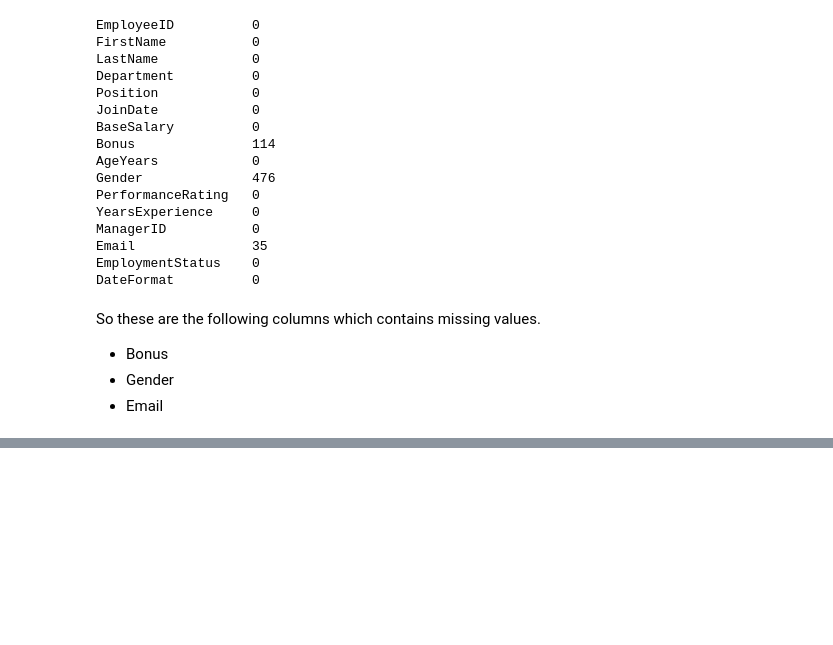
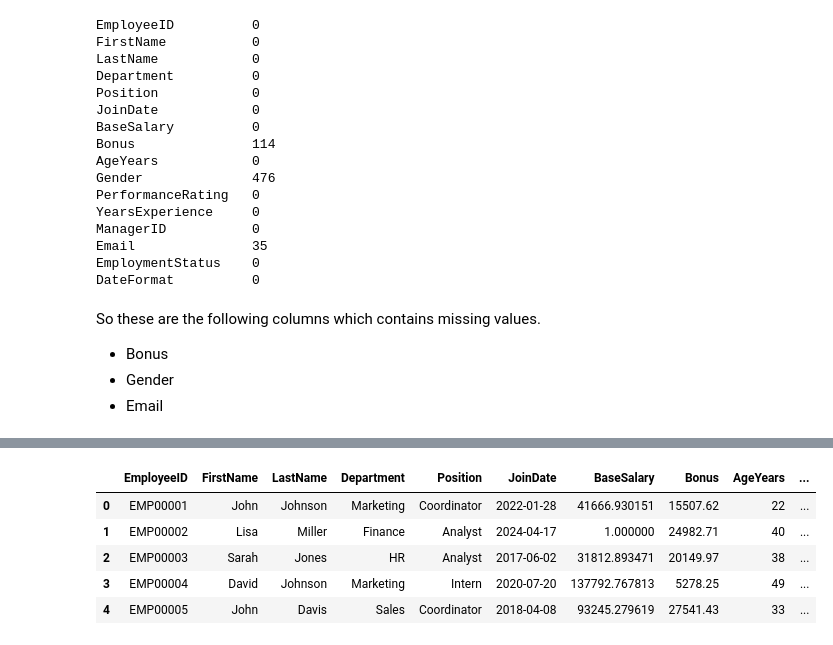
Before and after one commit to sohail-ansari0023/Becoming-A-Data-Analyst, a Jupyter notebook: Data_Cleaning_and_Preprocessing/practice_datasets_difficulty_level_2/Level_2_cleaning_notebook.ipynb, the cells around one changed output, grey strips where cells are left out. Saved outputs shown, nothing was run; the diff lists cells and outputs as text; code cells hidden in the pictures; blank space fills up the shorter version.

Commit message:
completed the Level 2 Data cleaning with the employee dataset

```diff
--- a/Data_Cleaning_and_Preprocessing/practice_datasets_difficulty_level_2/Level_2_cleaning_notebook.ipynb
+++ b/Data_Cleaning_and_Preprocessing/practice_datasets_difficulty_level_2/Level_2_cleaning_notebook.ipynb
@@ -553,7 +553,7 @@ df_employee.loc[bool_mask_bonus, 'Bonus'] = 200.00
 
 # Since we handled the anomaies, let's fill the missing value with averages.
 df_employee['Bonus'] = df_employee['Bonus'].fillna(df_employee['Bonus'].mean())
-# df_employee = df_employee.drop(columns='DateFormat')
+df_employee = df_employee.drop(columns='DateFormat')
 df_employee.head()
 # %% [output]
 |  | EmployeeID | FirstName | LastName | Department | Position | JoinDate | BaseSalary | Bonus | AgeYears | ... |
@@ -570,6 +570,7 @@ df_employee['Gender'] = df_employee['Gender'].astype('category')
 
 # let's handle the missing email, since we have a common format
 # emp[index]@company.com, i'm gonna fill it.
-# df_employee['Email'] = df_employee['Email'].fillna(f'emp{str(df_employee['Bonus'].index)}@company.com')
-
-df_employee
+df_employee['Email'] = df_employee['Email'].fillna('emp'+df_employee.index.to_series().astype(str)+'@company.com')
+# df_employee = df_employee.drop(columns='temp_index')
+# df_employee['Email'].isna().sum()
+# df_employee.head(50)
@@ -577,0 +611,16 @@ TypeError: 'RangeIndex' object is not callable
+# %%
+# Starting with 'AgeYears' column , to remove those negative sign, we don't have
+# to first convert the column into an string than replace the negative sign.
+# In pandas it does have , standard mathematical operation that automatically
+# converts negative numbers to their positive equivalent while leaving positive
+# numbers alone.
+
+df_employee['AgeYears'] = df_employee['AgeYears'].abs() # done
+df_employee.head()
+# %% [output]
+|  | EmployeeID | FirstName | LastName | Department | Position | JoinDate | BaseSalary | Bonus | AgeYears | ... |
+| 0 | EMP00001 | John | Johnson | Marketing | Coordinator | 2022-01-28 | 41666.930151 | 15507.62 | 22 | ... |
+| 1 | EMP00002 | Lisa | Miller | Finance | Analyst | 2024-04-17 | 1.000000 | 24982.71 | 40 | ... |
+| 2 | EMP00003 | Sarah | Jones | HR | Analyst | 2017-06-02 | 31812.893471 | 20149.97 | 38 | ... |
+| 3 | EMP00004 | David | Johnson | Marketing | Intern | 2020-07-20 | 137792.767813 | 5278.25 | 49 | ... |
+| 4 | EMP00005 | John | Davis | Sales | Coordinator | 2018-04-08 | 93245.279619 | 27541.43 | 33 | ... |
```
Also changed, not shown: parts of 12 cells of this notebook, 3 other files.
